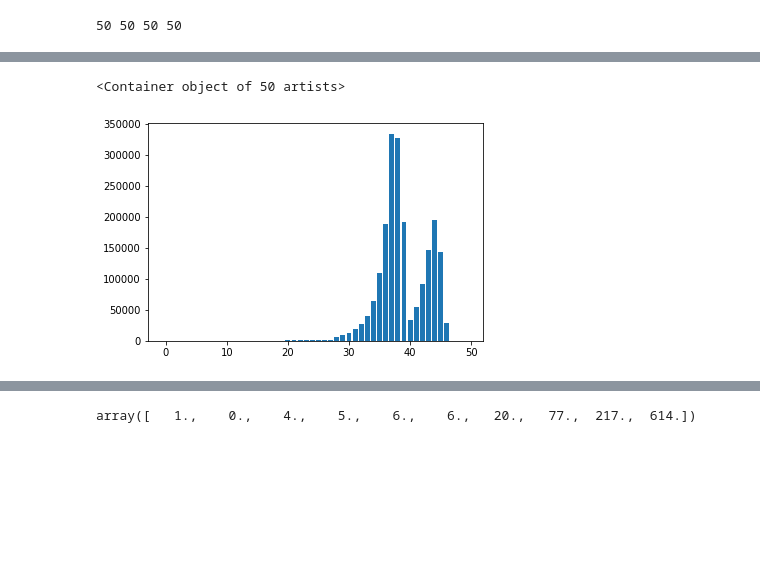
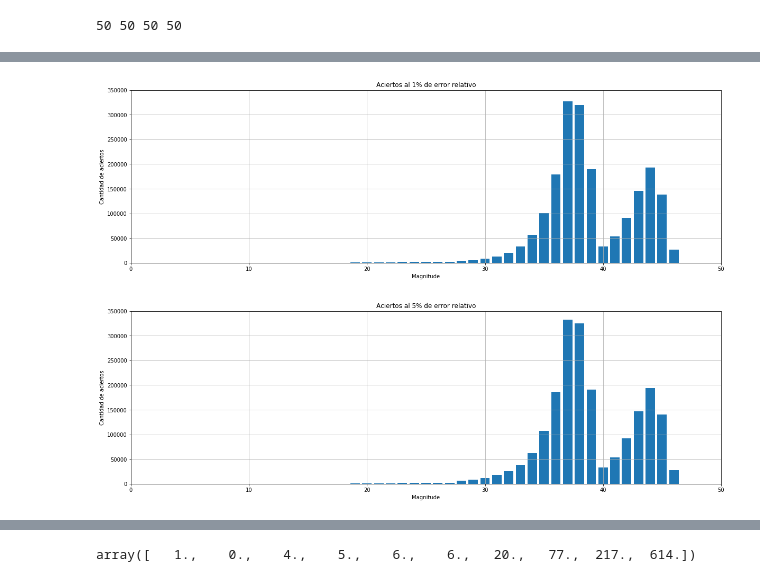
Before and after one commit to sergiolobo26/Monograf-aRedshiftML, a Jupyter notebook: Magnitud_Z.ipynb, the cells around one changed output, grey strips where cells are left out. Drawn from its saved outputs; the diff is of its cells as text; code cells hidden in the pictures; blank space fills up the shorter version.

```diff
--- a/Magnitud_Z.ipynb
+++ b/Magnitud_Z.ipynb
@@ -199,5 +203,24 @@ bar(arange(50),his_5)
-# %%
-bar(arange(50),his_10)
-# %% [output]
-<Container object of 50 artists>
-[figure, removed]
+# %%
+figure(figsize=(20,6))
+bar(arange(50),his_1)
+plt.xlabel('Magnitude')
+plt.ylabel('Cantidad de aciertos')
+plt.title('Aciertos al 1% de error relativo')
+#plt.text(60, .025, r'$\mu=100,\ \sigma=15$')
+plt.axis([0, 50, 0, 350000])
+#plt.xticks(bins, [round(i, 1) for i in bins])
+plt.grid(True)
+# %% [output]
+[figure, added]
+# %%
+figure(figsize=(20,6))
+bar(arange(50),his_5)
+plt.xlabel('Magnitude')
+plt.ylabel('Cantidad de aciertos')
+plt.title('Aciertos al 5% de error relativo')
+#plt.text(60, .025, r'$\mu=100,\ \sigma=15$')
+plt.axis([0, 50, 0, 350000])
+#plt.xticks(bins, [round(i, 1) for i in bins])
+plt.grid(True)
+# %% [output]
+[figure, added]
```
Also changed, not shown: parts of 26 cells of this notebook.
